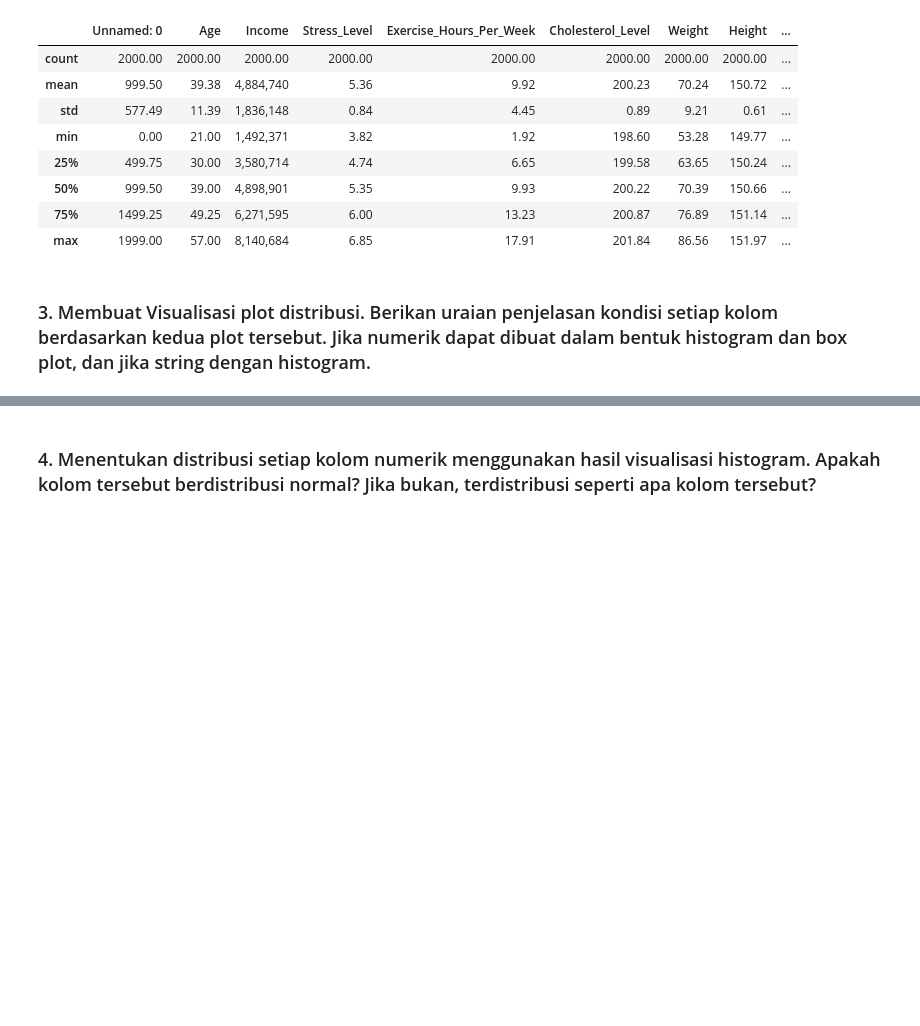
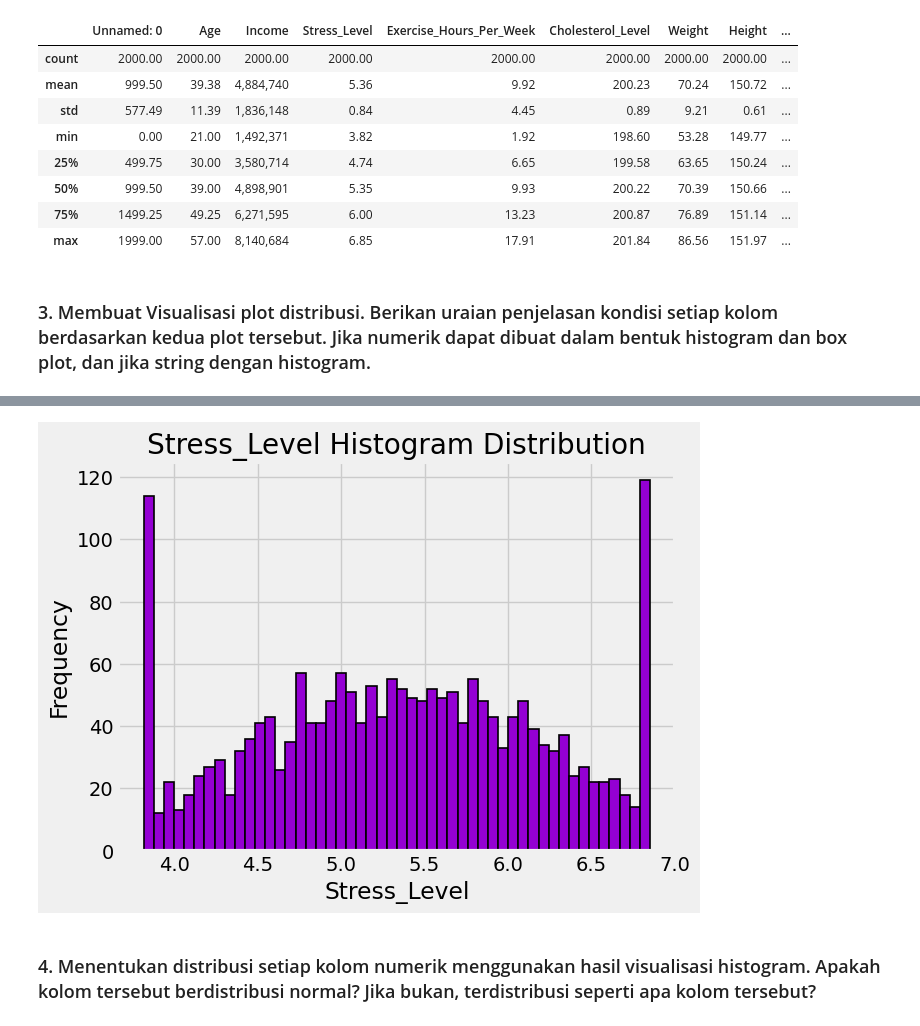
Before and after one commit to trimonuter/IF2220_HealthDatasetAnalysis, a Jupyter notebook: anal.ipynb, the cells around one changed output, grey strips where cells are left out. Saved outputs shown, nothing was run; the diff lists cells and outputs as text; code cells hidden in the pictures; blank space fills up the shorter version.

```diff
--- a/anal.ipynb
+++ b/anal.ipynb
@@ -108,2 +121,6 @@ df['Age'].plot(kind='box', vert=False, figsize=(16,2), color='darkviolet')
+# %%
+plot_histogram(new_df, 'Stress_Level', bins=50)
+# %% [output]
+[figure, added]
 # %% [markdown]
 ### 4. Menentukan distribusi setiap kolom numerik menggunakan hasil visualisasi histogram. Apakah kolom tersebut berdistribusi normal? Jika bukan, terdistribusi seperti apa kolom tersebut?
```
Also changed, not shown: parts of 6 cells of this notebook.
